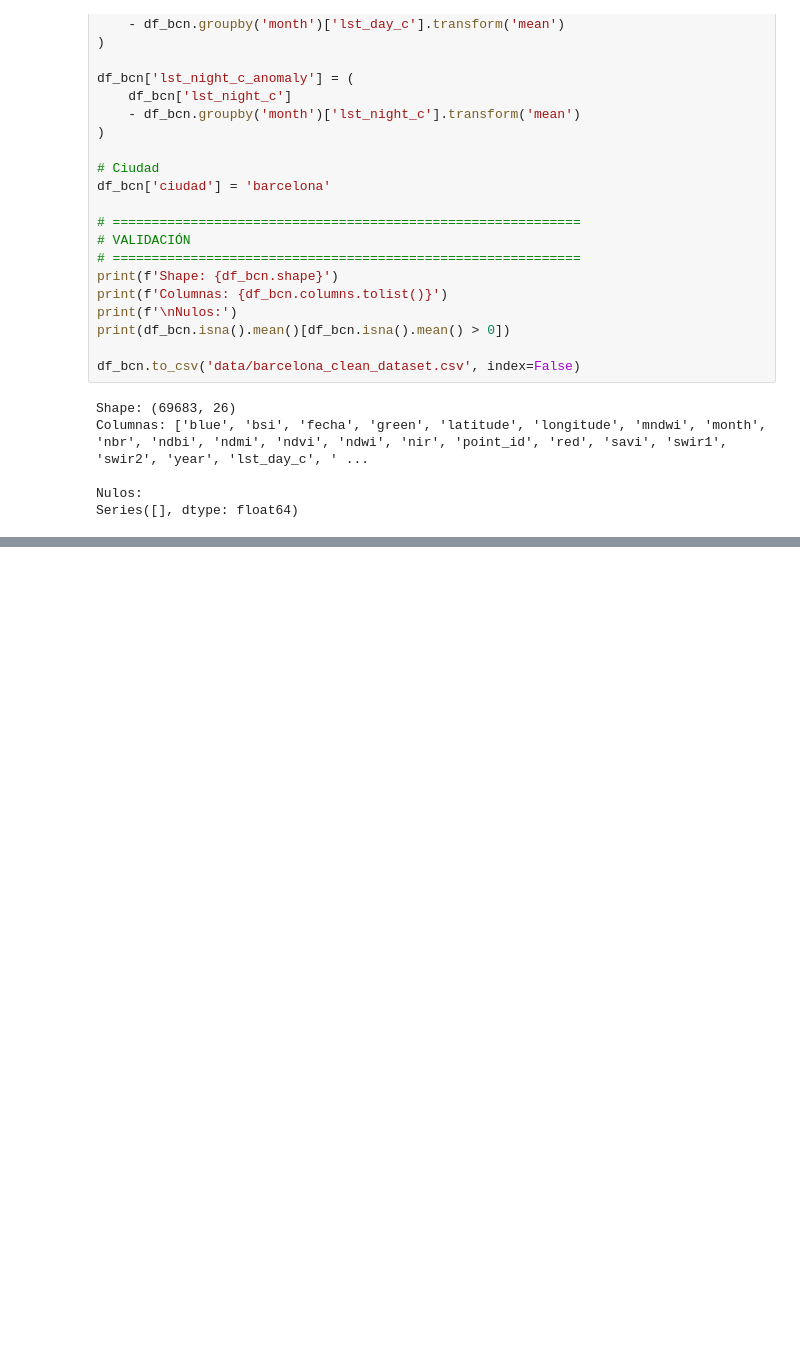
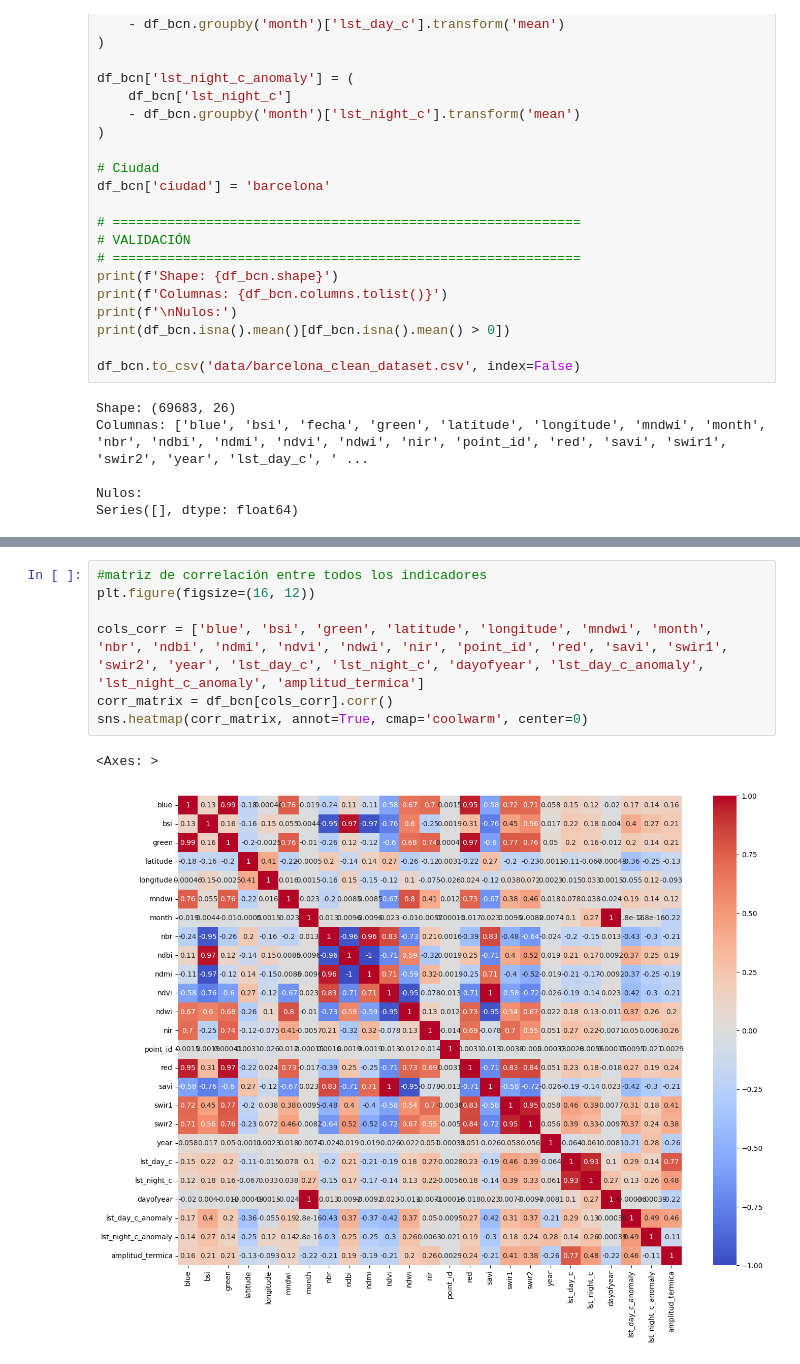
Before and after one commit to ekbalam11/ABC-final-project, a Jupyter notebook: src/eda.ipynb, the cells around one changed output, grey strips where cells are left out. Drawn from its saved outputs; the diff is of its cells as text; blank space fills up the shorter version.

```diff
--- a/src/eda.ipynb
+++ b/src/eda.ipynb
@@ -88,0 +172,10 @@ memory usage: 13.6 MB
+# %%
+#matriz de correlación entre todos los indicadores
+plt.figure(figsize=(16, 12))
+
+cols_corr = ['blue', 'bsi', 'green', 'latitude', 'longitude', 'mndwi', 'month', 'nbr', 'ndbi', 'ndmi', 'ndvi', 'ndwi', 'nir', 'point_id', 'red', 'savi', 'swir1', 'swir2', 'year', 'lst_day_c', 'lst_night_c', 'dayofyear', 'lst_day_c_anomaly', 'lst_night_c_anomaly', 'amplitud_termica']
+corr_matrix = df_bcn[cols_corr].corr()
+sns.heatmap(corr_matrix, annot=True, cmap='coolwarm', center=0)
+# %% [output]
+<Axes: >
+[figure, added]
```
Also changed, not shown: parts of 13 cells of this notebook.
